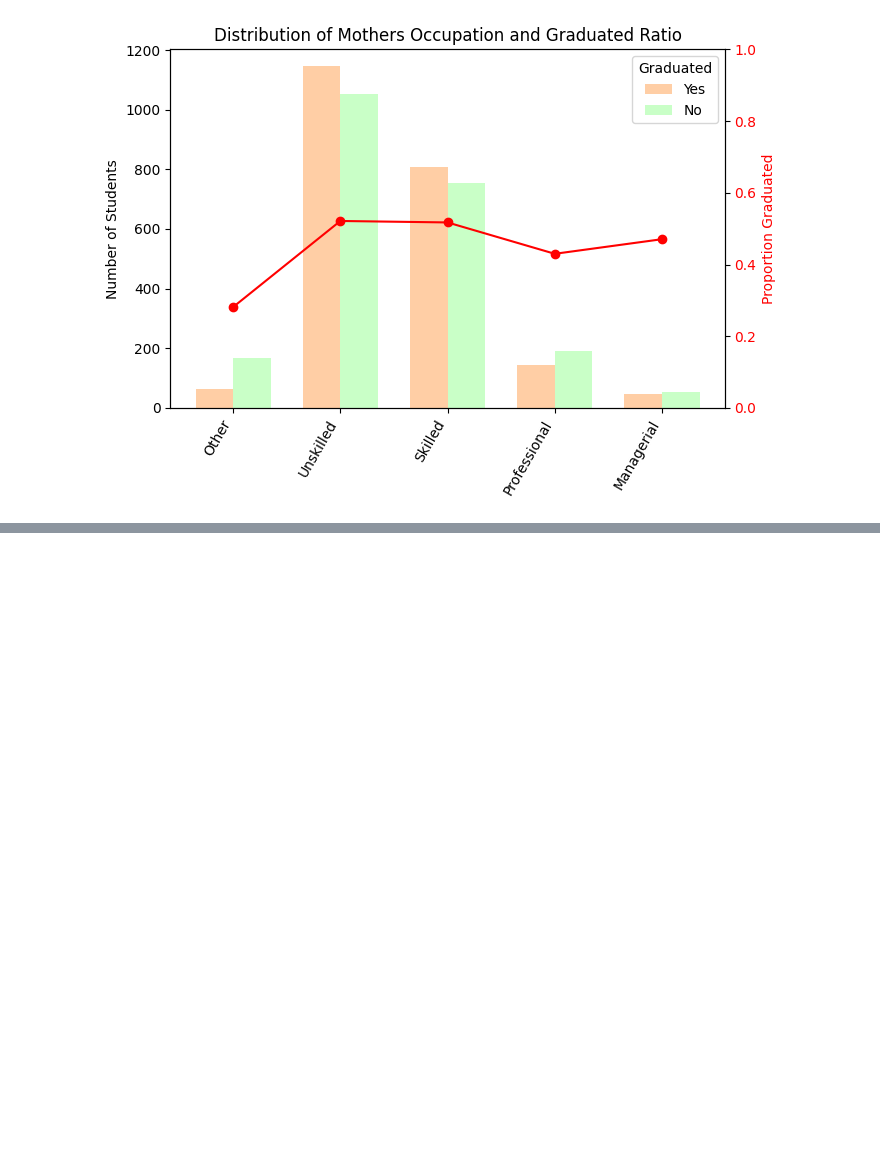
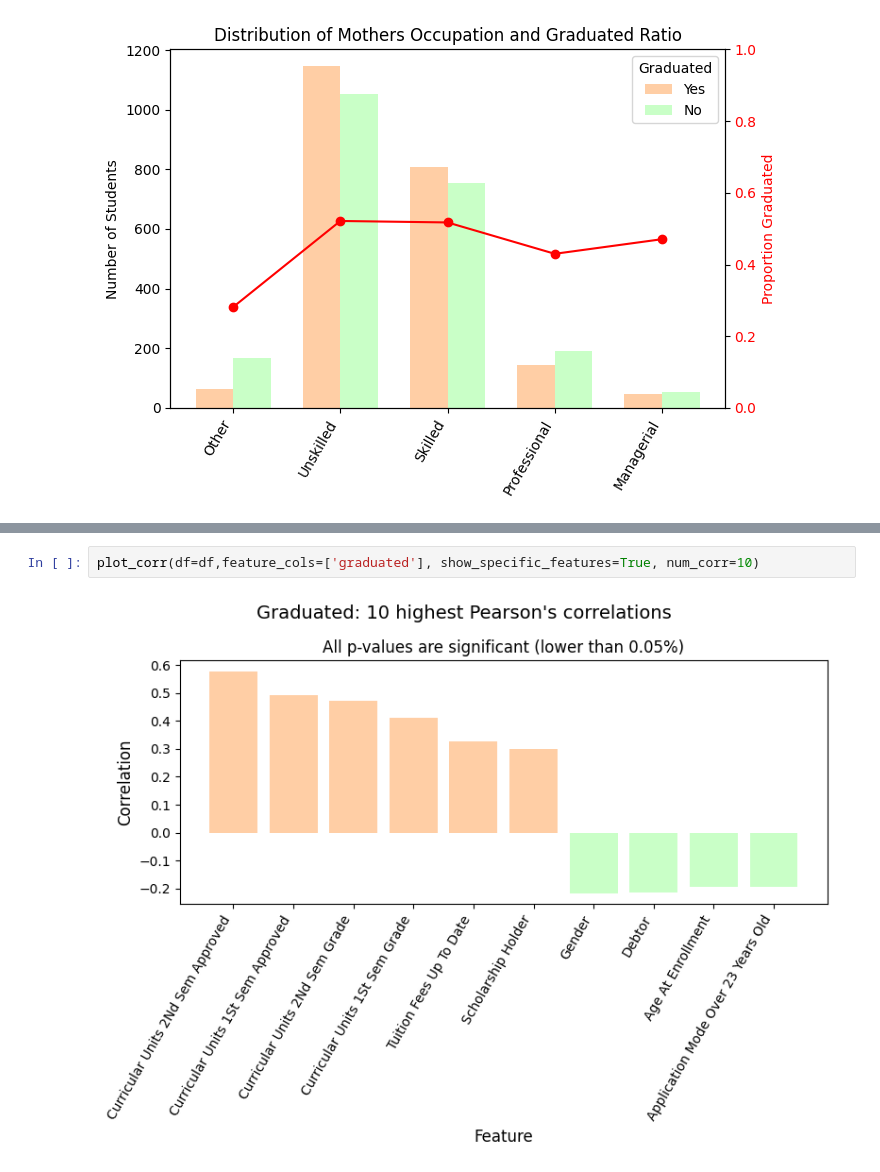
Before and after one commit to Xannadoo/Algorithmic_Fairness_Mandatories, a Jupyter notebook: Exam/Predicting_students_dropout_v2.ipynb, the cells around one changed output, grey strips where cells are left out. Drawn from its saved outputs; the diff is of its cells as text; blank space fills up the shorter version.

```diff
--- a/Exam/Predicting_students_dropout_v2.ipynb
+++ b/Exam/Predicting_students_dropout_v2.ipynb
@@ -211,0 +346,4 @@ plt.xticks(rotation=90, ha='center');
+# %%
+plot_corr(df=df,feature_cols=['graduated'], show_specific_features=True, num_corr=10)
+# %% [output]
+[figure, added]
```
Also changed, not shown: parts of 12 cells of this notebook, 1 other file.
